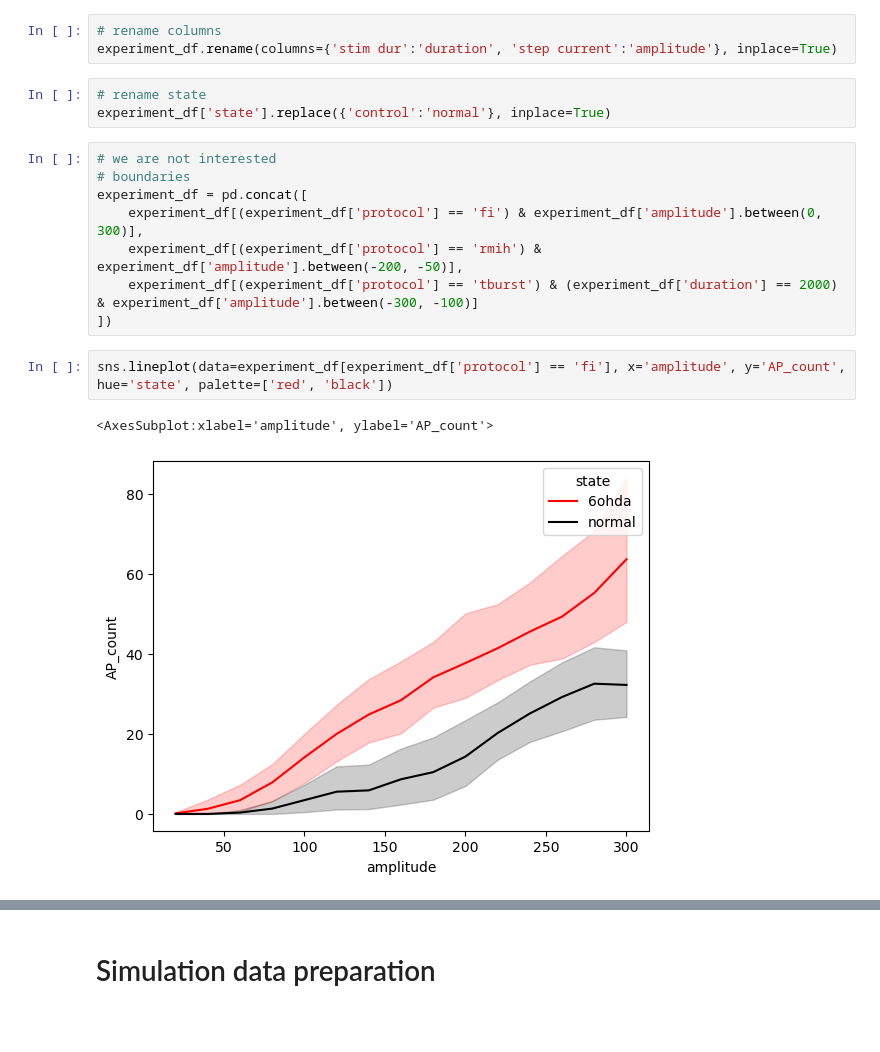
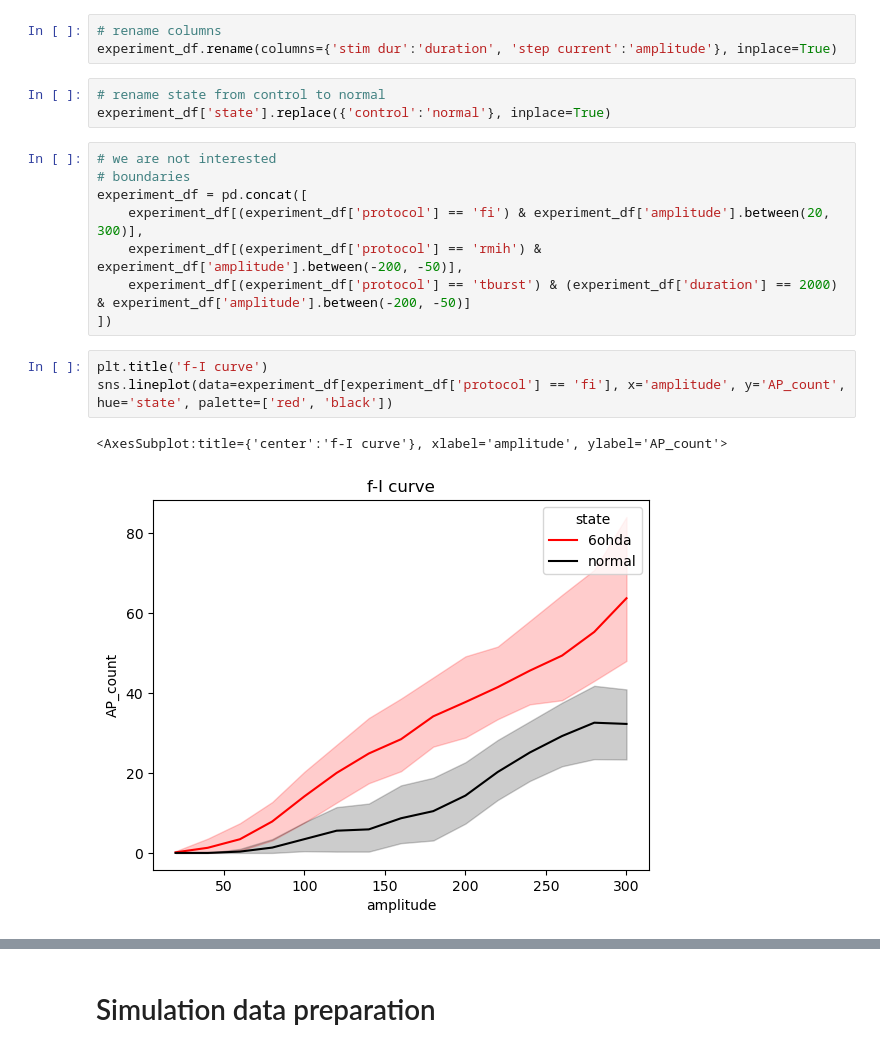
Before and after one commit to FrancescoCavarretta/VMOptimizer, a Jupyter notebook: QualityCheck1.ipynb, the cells around one changed output, grey strips where cells are left out. Cells and saved outputs as stored; diff of their text form; blank space fills up the shorter version.

```diff
--- a/QualityCheck1.ipynb
+++ b/QualityCheck1.ipynb
@@ -43,19 +25,20 @@ experiment_df = experiment_df[['state',  'step current', 'stim dur', 'protocol',
 # rename columns
 experiment_df.rename(columns={'stim dur':'duration', 'step current':'amplitude'}, inplace=True)
 # %%
-# rename state
+# rename state from control to normal
 experiment_df['state'].replace({'control':'normal'}, inplace=True)
 # %%
 # we are not interested
 # boundaries
 experiment_df = pd.concat([
-    experiment_df[(experiment_df['protocol'] == 'fi') & experiment_df['amplitude'].between(0, 300)],
+    experiment_df[(experiment_df['protocol'] == 'fi') & experiment_df['amplitude'].between(20, 300)],
     experiment_df[(experiment_df['protocol'] == 'rmih') & experiment_df['amplitude'].between(-200, -50)],
-    experiment_df[(experiment_df['protocol'] == 'tburst') & (experiment_df['duration'] == 2000) & experiment_df['amplitude'].between(-300, -100)]
+    experiment_df[(experiment_df['protocol'] == 'tburst') & (experiment_df['duration'] == 2000) & experiment_df['amplitude'].between(-200, -50)]
 ])
 # %%
+plt.title('f-I curve')
 sns.lineplot(data=experiment_df[experiment_df['protocol'] == 'fi'], x='amplitude', y='AP_count', hue='state', palette=['red', 'black'])
 # %% [output]
-<AxesSubplot:xlabel='amplitude', ylabel='AP_count'>
+<AxesSubplot:title={'center':'f-I curve'}, xlabel='amplitude', ylabel='AP_count'>
-[figure, old version]
+[figure, new version]
 # %%
```
Also changed, not shown: parts of 49 cells of this notebook, 4 other files.
